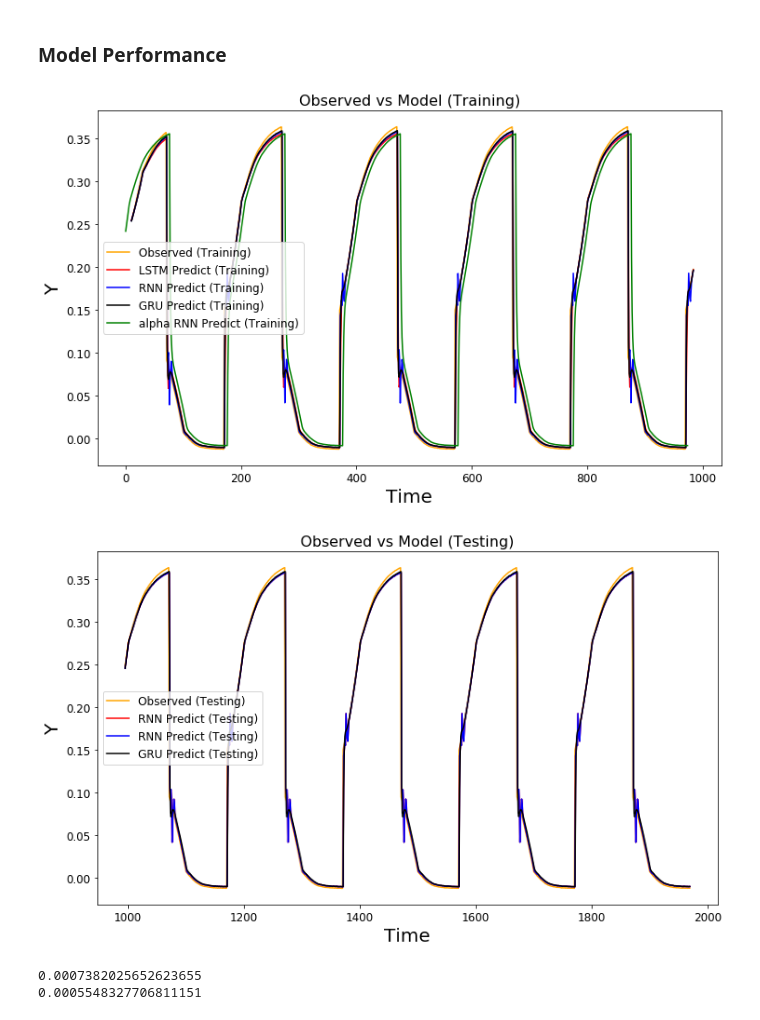
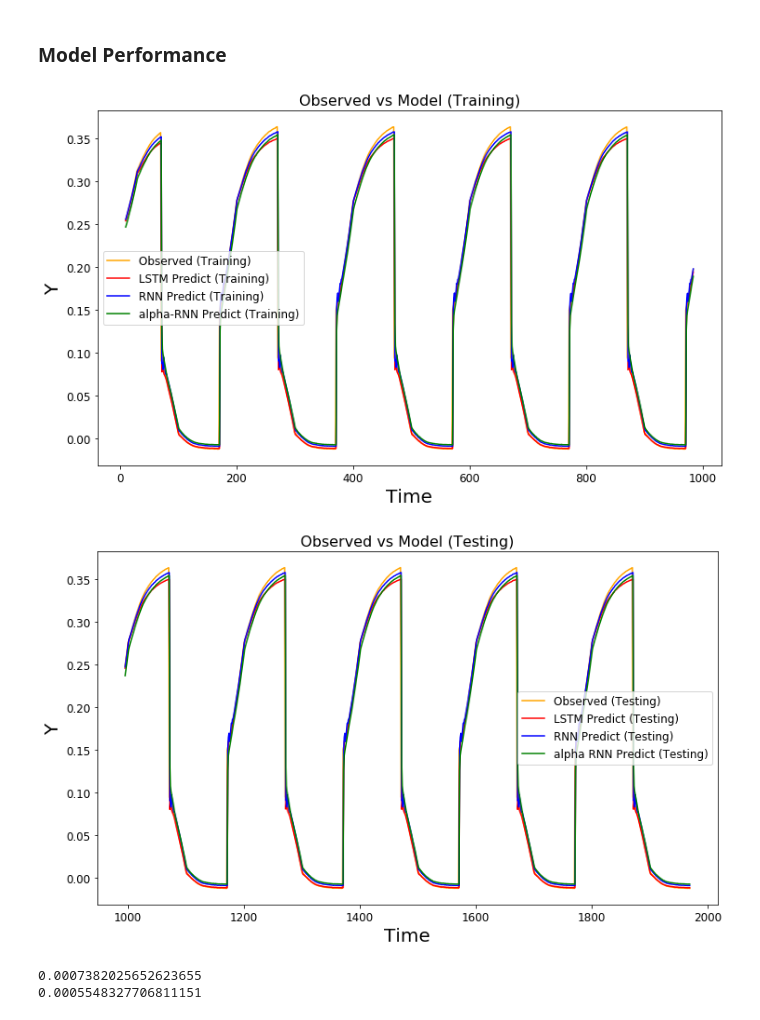
Before and after one commit to mfrdixon/MSRNN, a Jupyter notebook: Alpha_RNNs_regime_switching_test_case.ipynb, the cells around one changed output. Drawn from its saved outputs; the diff is of its cells as text; code cells hidden in the pictures.

```diff
--- a/Alpha_RNNs_regime_switching_test_case.ipynb
+++ b/Alpha_RNNs_regime_switching_test_case.ipynb
@@ -505,6 +427,11 @@ y_predicted = session.run(output, feed_dict={alpharnn.input_layer: x_test_reg})
 y_predicted_ar=np.array([0]*y_predicted.shape[0], dtype='float64')
 for i in range(y_predicted.shape[0]):
      y_predicted_ar[i]=y_predicted[i][n_steps-1][0]
+# %%
+y_predicted = session.run(output, feed_dict={alpharnn.input_layer: x_train_reg})
+y_predicted_ar_train=np.array([0]*y_predicted.shape[0], dtype='float64')
+for i in range(y_predicted.shape[0]):
+     y_predicted_ar_train[i]=y_predicted[i][n_steps-1][0]
 # %%
 fig = plt.figure(figsize=(12,7))
 plt.plot(y_predicted_ar, color='r', label='Predicted')
@@ -619,7 +546,7 @@ x_test_reg = x_test_reg.iloc[:, col_ords]
 y_test_reg = df_test.loc[x_test_reg.index, [target]].values
 x_test_reg = np.reshape(x_test_reg.values, (x_test_reg.shape[0], np.int(x_test_reg.shape[1]/len(use_features)), len(use_features)))
 # %%
-es = EarlyStopping(monitor='val_loss', mode='min', verbose=1, patience=5, min_delta=0.1)
+es = EarlyStopping(monitor='val_loss', mode='min', verbose=1, patience=5, min_delta=0.00001)
 # %% [markdown]
 MFD: batch size must match that used for alpha_RNN when comparing LSTM
 # %% [markdown]
@@ -632,5 +559,5 @@ lstm_model.add(LSTM(hidden_size, input_shape=(x_train_reg.shape[1], x_train_reg.
 lstm_model.add(Dense(1))
 lstm_model.compile(loss='mean_squared_error', optimizer='adam')
 
-lstm_model.fit(x_train_reg, y_train_reg, epochs=1500, batch_size=500, callbacks=[es])
+lstm_model.fit(x_train_reg, y_train_reg, epochs=1500, batch_size=100, callbacks=[es])
 # %% [output]
@@ -661,6 +605,6 @@ rnn_model.add(SimpleRNN(hidden_size, input_shape=(x_train_reg.shape[1], x_train_
 rnn_model.add(Dense(1))
 rnn_model.compile(loss='mean_squared_error', optimizer='adam')
 
-rnn_model.fit(x_train_reg, y_train_reg, epochs=1500, batch_size=500, callbacks=[es])
+rnn_model.fit(x_train_reg, y_train_reg, epochs=1500, batch_size=100, callbacks=[es])
 # %% [output]
 Epoch 1/1500
@@ -738,33 +697,35 @@ gru_pred_test = gru_model.predict(x_test_reg, verbose=1)
 # %%
 fig = plt.figure(figsize=(12,7))
 train_line_real = plt.plot(df_train.index[n_steps:], df_train[use_feature][n_steps:], color="orange", label="Observed (Training)")
 train_line_pred = plt.plot(df_train.index[n_steps:], lstm_pred_train[:, 0], color="red", label="LSTM Predict (Training)")
 train_line_pred = plt.plot(df_train.index[n_steps:], rnn_pred_train[:, 0], color="blue", label="RNN Predict (Training)")
-train_line_pred = plt.plot(df_train.index[n_steps:], gru_pred_train[:, 0], color="black", label="GRU Predict (Training)")
-train_line_pred = plt.plot(y_predicted_ar, color='green', label="alpha RNN Predict (Training)")
+#train_line_pred = plt.plot(df_train.index[n_steps:], gru_pred_train[:, 0], color="black", label="GRU Predict (Training)")
+train_line_pred = plt.plot(df_train.index[n_steps:], y_predicted_ar_train, color='green', label="alpha-RNN Predict (Training)")
 
 plt.legend(loc="best", fontsize=12)
 plt.title('Observed vs Model (Training)', fontsize=16)
 plt.xlabel('Time', fontsize=20)
 plt.ylabel('Y', fontsize=20)
 
 
 fig = plt.figure(figsize=(12,7))
 test_line_real = plt.plot(df_test.index[n_steps:], df_test[use_feature][n_steps:], color="orange", label="Observed (Testing)")
-test_line_pred = plt.plot(df_test.index[n_steps:], rnn_pred_test[:, 0], color="red", label="RNN Predict (Testing)")
+test_line_pred = plt.plot(df_test.index[n_steps:], lstm_pred_test[:, 0], color="red", label="LSTM Predict (Testing)")
 test_line_pred = plt.plot(df_test.index[n_steps:], rnn_pred_test[:, 0], color="blue", label="RNN Predict (Testing)")
-test_line_pred = plt.plot(df_test.index[n_steps:], gru_pred_test[:, 0], color="black", label="GRU Predict (Testing)")
+testline_pred = plt.plot(df_test.index[n_steps:],y_predicted_ar, color='green', label="alpha RNN Predict (Testing)")
+
+#test_line_pred = plt.plot(df_test.index[n_steps:], gru_pred_test[:, 0], color="black", label="GRU Predict (Testing)")
 # train_line_pred = plt.plot(session.run(output, feed_dict={alpharnn.input_layer: x_test_reg})
 
 plt.legend(loc="best", fontsize=12)
 plt.title('Observed vs Model (Testing)', fontsize=16)
 plt.xlabel('Time', fontsize=20)
 plt.ylabel('Y', fontsize=20)
 
 plt.show()
 # %% [output]
-[figure, old version]
+[figure, new version]
-[figure, old version]
+[figure, new version]
 # %%
 # calculate mean squared error of the plain LSTM
 MSE_train = mean_squared_error(df_train[use_feature][n_steps:], lstm_pred_train[:, 0])
```
Also changed, not shown: parts of 8 cells of this notebook.
